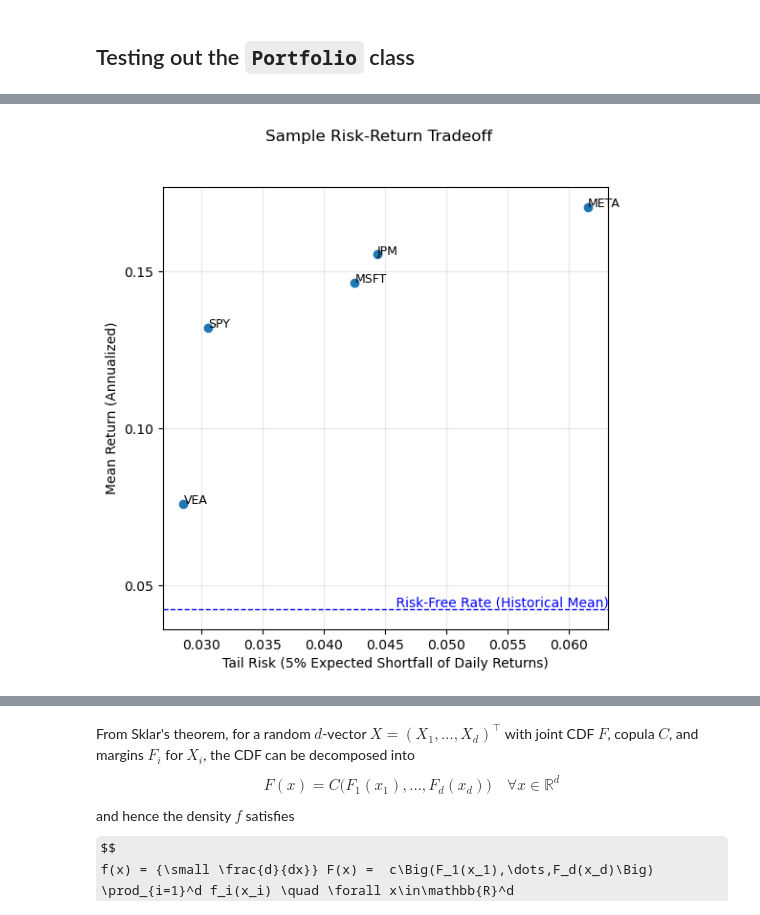
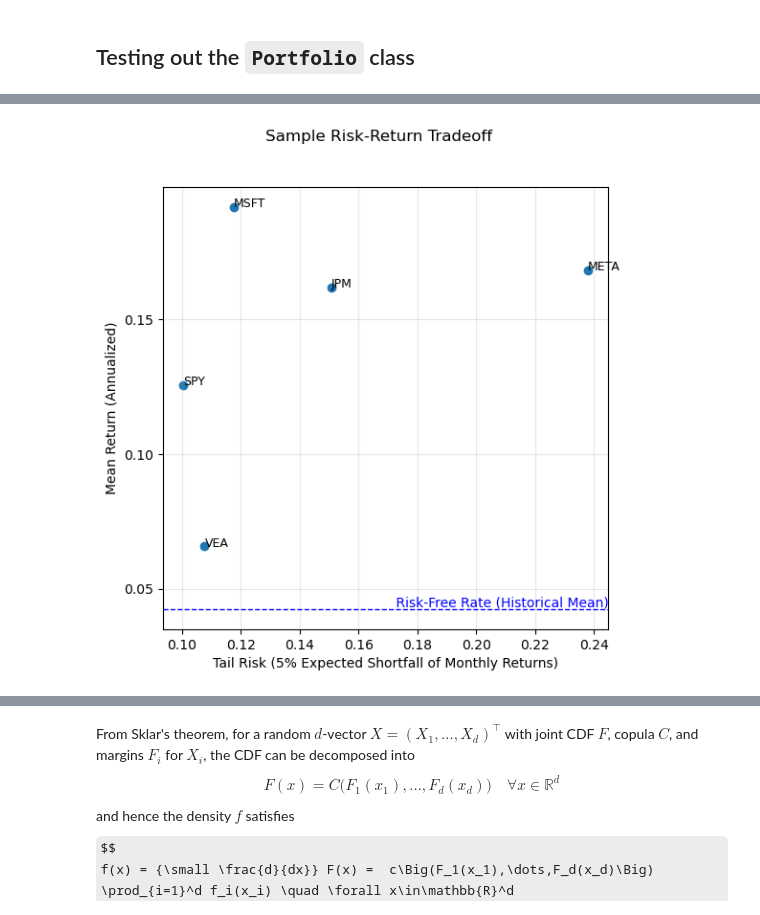
Before and after one commit to antonio-apm/portfolio-metrics, a Jupyter notebook: portfolio-metrics.ipynb, the cells around one changed output, grey strips where cells are left out. Cells and saved outputs as stored; diff of their text form; code cells hidden in the pictures; some formulas as TeX source.

```diff
--- a/portfolio-metrics.ipynb
+++ b/portfolio-metrics.ipynb
@@ -22,13 +23,13 @@ q = {
 
 tickers = list(q.keys())
 
-years = 7
+years = 10
 end_date = date.today()
 start_date = end_date - timedelta(days=years * 365)
 # %%
-def get_daily_bars(symbols, start_date, end_date):
+def get_data(symbols, start_date, end_date, interval="1d"):
     """
-    Fetch daily OHLCV data from Yahoo Finance using yfinance.
+    Fetch OHLCV data from Yahoo Finance using yfinance.
 
     Returns:
         data: long DataFrame with columns:
@@ -40,7 +41,7 @@ def get_daily_bars(symbols, start_date, end_date):
         tickers=symbols,
         start=start_date.isoformat(),
         end=end_date.isoformat(),
-        interval="1d",
+        interval=interval,
         auto_adjust=False,
         group_by="ticker",
         progress=True,
@@ -84,8 +85,3 @@ def get_daily_bars(symbols, start_date, end_date):
     )
 
     return data, close_prices
-
-
-data, close_prices = get_daily_bars(tickers, start_date, end_date)
-
-print(close_prices.tail())
@@ -100,0 +88,4 @@ timestamp
+# %%
+data, close_prices = get_data(tickers, start_date, end_date, interval="1mo")
+
+print(close_prices.tail())
@@ -668,7 +652,7 @@ my_prices = close_prices[my_pft]
 
 
 # create instance of Portfolio class
-p = Portfolio(tickers=my_pft, df=my_prices, weights=w)
+p = Portfolio(tickers=my_pft, df=my_prices, weights=w, interval="1mo")
 # %%
 summary = p.uni_summary()
 summary
@@ -705,31 +712,31 @@ cum_rets.plot(
 # %%
 ## make this plot a method in the class
 fig, ax = plt.subplots(figsize=(6, 6))
 x = -summary.loc['ES(5.0%)']
 y = summary.loc['Mean (Ann.)']
 ax.scatter(x=x, y=y)
 texts = []
 for col in summary.columns:
     texts.append(ax.text(x[col], y[col], col, fontsize=9))
-ax.set_xlabel('Tail Risk (5% Expected Shortfall of Daily Returns)') ; ax.set_ylabel('Mean Return (Annualized)')
+ax.set_xlabel('Tail Risk (5% Expected Shortfall of Monthly Returns)') ; ax.set_ylabel('Mean Return (Annualized)')
 fig.suptitle(f'Sample Risk-Return Tradeoff')
 ax.grid(True, alpha=0.3)
 rf = 0.0425 # historical avg risk-free rate (10yr treasury YTM)
 ax.axhline(y=rf, color='blue', linestyle='--', linewidth=1)
 ax.text(
     ax.get_xlim()[1],
     rf,
     " Risk-Free Rate (Historical Mean)",
     color="blue",
     va="bottom",
     ha="right",
     fontsize=10
 )
 ax = plt.gca()
 ax.yaxis.set_major_locator(MultipleLocator(0.05))
 
 plt.show()
 # %% [output]
-[figure, old version]
+[figure, new version]
 # %%
 from statsmodels.graphics.tsaplots import plot_acf, plot_pacf
```
Also changed, not shown: parts of 19 cells of this notebook.
